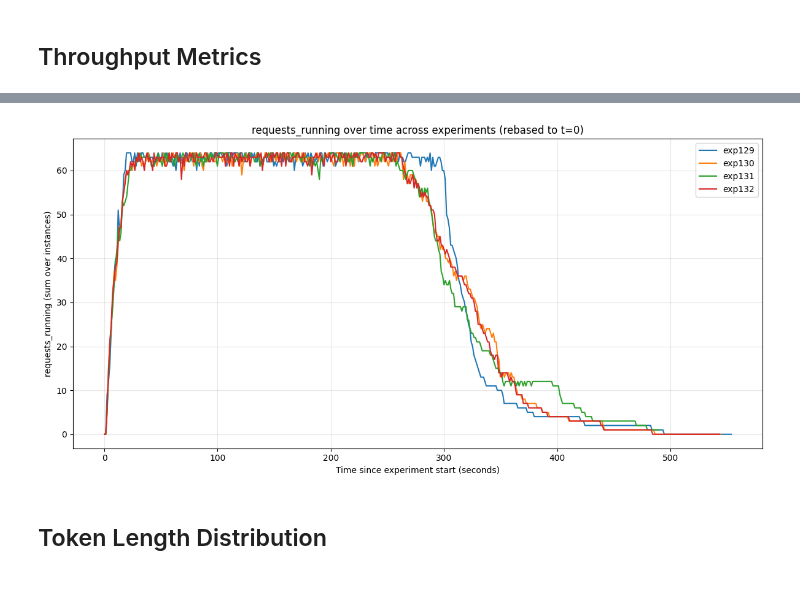
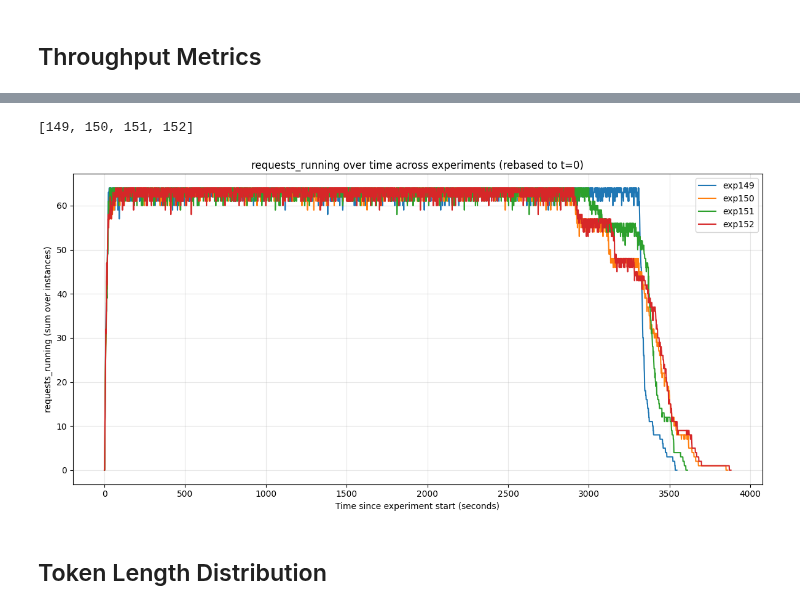
Before and after one commit to immengzi/LLM-LA, a Jupyter notebook: microservice/analysis.ipynb, the cells around one changed output, grey strips where cells are left out. Cells and saved outputs as stored; diff of their text form; code cells hidden in the pictures.

```diff
--- a/microservice/analysis.ipynb
+++ b/microservice/analysis.ipynb
@@ -39,6 +39,15 @@ df
 | 198 | 137 | 925121e7ea7044cd9d7862b0bfeef1ba | False | 114.122233 | 62.404224 | length | 382 | ... |
 | 199 | 128 | c7cd8dce1a3d4a29a2977cb760395c79 | False | 119.024286 | 68.077183 | length | 318 | ... |
 200 rows × 18 columns
+# %%
+def experiments_from_series(series_ids, series_size=4, start_exp_id=1):
+    experiments = []
+    for s in sorted(series_ids):
+        if s < 0:
+            raise ValueError("series_ids must be non-negative")
+        start = start_exp_id + s * series_size
+        experiments.extend(range(start, start + series_size))
+    return experiments
 # %%
 from experiment_analysis import load_experiment_latencies
 import pandas as pd
@@ -535,39 +439,12 @@ from experiment_analysis import load_experiment_prom_samples
 import matplotlib.pyplot as plt
 
 # ---- choose experiments ----
-# experiments = [1, 2, 3, 4]
-# experiments = [5, 6, 7, 8]
-# experiments = [9, 10, 11, 12]
-# experiments = [13, 14, 15, 16]
-# experiments = [17, 18, 19, 20]
-# experiments = [21, 22, 23, 24]
-# experiments = [25, 26, 27, 28]
-# experiments = [29, 30, 31, 32]
-# experiments = [33, 34, 35, 36]
-# experiments = [37, 38, 39, 40]
-# experiments = [41, 42, 43, 44]
-# experiments = [45, 46, 47, 48]
-# experiments = [49, 50, 51, 52]
-# experiments = [53, 54, 55, 56]
-# experiments = [57, 58, 59, 60]
-# experiments = [61, 62, 63, 64]
-# experiments = [65, 66, 67, 68]
-# experiments = [69, 70, 71, 72]
-# experiments = [73, 74, 75, 76]
-# experiments = [77, 78, 79, 80]
-# experiments = [81, 82, 83, 84]
-# experiments = [85, 86, 87, 88]
-# experiments = [89, 90, 91, 92]
-# experiments = [93, 94, 95, 96]
-# experiments = [97, 98, 99, 100]
-# experiments = [101, 102, 103, 104]
-# experiments = [105, 106, 107, 108]
-# experiments = [109, 110, 111, 112]
-# experiments = [113, 114, 115, 116]
-# experiments = [117, 118, 119, 120]
-# experiments = [121, 122, 123, 124]
-# experiments = [125, 126, 127, 128]
-experiments = [129, 130, 131, 132]
+# choose which series you want
+series_ids = [35]
+
+experiments = experiments_from_series(series_ids)
+
+print(experiments)
 # ----------------------------
 
 # ---- choose ONE metric (uncomment exactly one) ----
@@ -612,34 +489,35 @@ for exp_id in experiments:
     if metric not in prom.columns:
         print(f"Skipping exp{exp_id}: {metric} not found")
         continue
 
     prom = prom.sort_values("ts").reset_index(drop=True)
 
     # Rebase time: each experiment starts at t=0
     t0 = prom["ts"].min()
     prom["t_rel_s"] = (prom["ts"] - t0).dt.total_seconds()
 
     # Aggregate across instances per tick
     if agg_mode == "sum":
         series = prom.groupby("t_rel_s")[metric].sum(min_count=1)
         y_label = f"{metric} (sum over instances)"
     else:
         series = prom.groupby("t_rel_s")[metric].mean()
         y_label = f"{metric} (mean over instances)"
 
     x = series.index
     y = series.values
 
     plt.plot(x, y, label=f"exp{exp_id}")
 
 plt.xlabel("Time since experiment start (seconds)")
 plt.ylabel(y_label)
 plt.title(f"{metric} over time across experiments (rebased to t=0)")
 plt.legend(loc="upper right")
 plt.grid(True, alpha=0.3)
 plt.tight_layout()
 # %% [output]
+[149, 150, 151, 152]
-[figure, old version]
+[figure, new version]
 # %% [markdown]
 ## Token Length Distribution
 # %%
```
Also changed, not shown: parts of 9 cells of this notebook, 16 other files.
